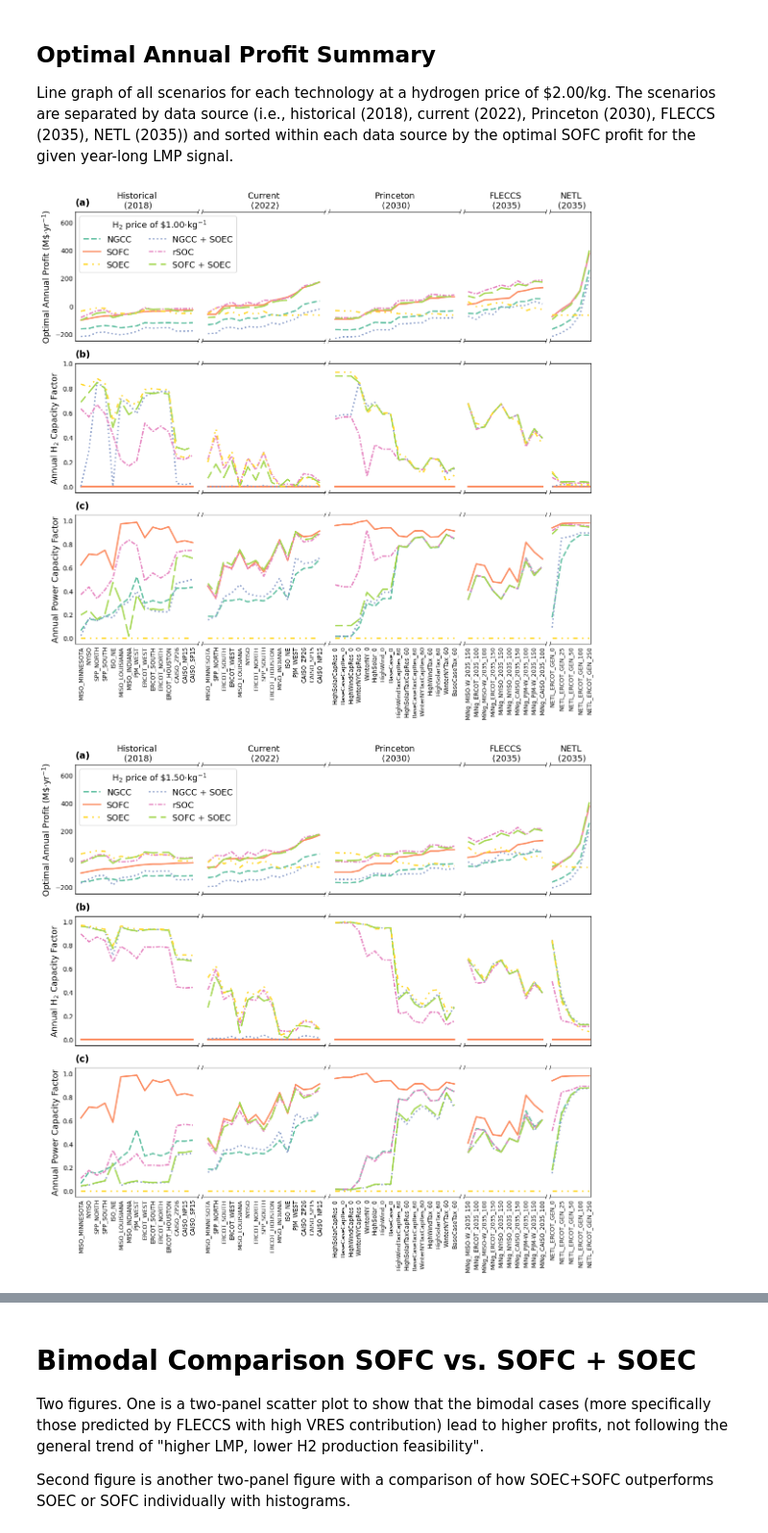
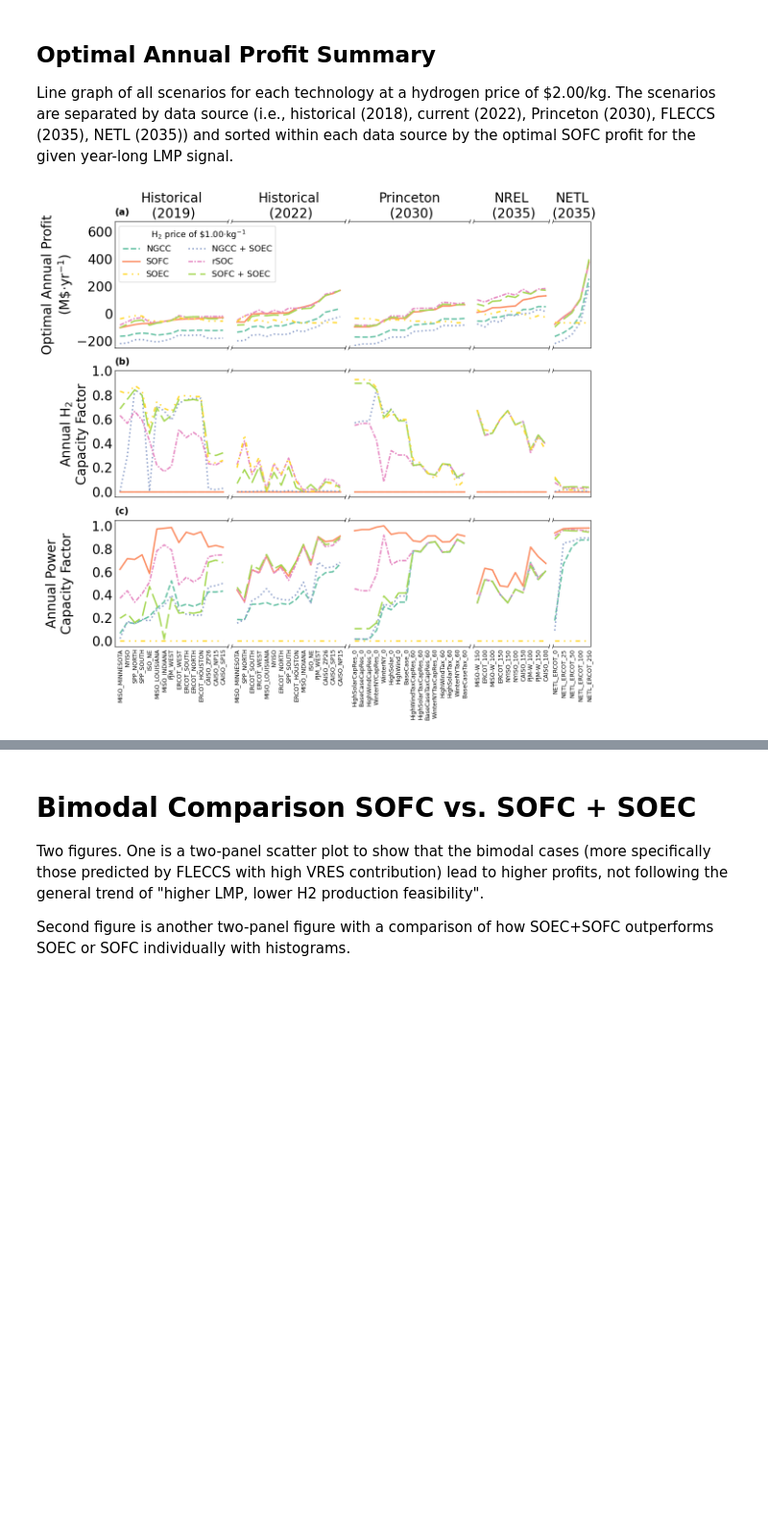
Before and after one commit to IDAES/publications, a Jupyter notebook: cortes_et_al_2023/new_figures_DJL/src/Supplementary_Figures.ipynb, the cells around one changed output, grey strips where cells are left out. Shown at 96% size. Cells and saved outputs as stored; diff of their text form; code cells hidden in the pictures; blank space fills up the shorter version.

Commit message:
Updated plotting functionality
Updated the plotting functions and added a couple for the FOCAPD poster

```diff
--- a/cortes_et_al_2023/new_figures_DJL/src/Supplementary_Figures.ipynb
+++ b/cortes_et_al_2023/new_figures_DJL/src/Supplementary_Figures.ipynb
@@ -28,13 +28,19 @@ for i in total_frame['Name']:
         new_name = i[:-4] + str(total_frame.loc[total_frame['Name'] == i, 'Carbon Tax'].unique()[0])
     elif total_frame.loc[total_frame['Name'] == i, 'Reference'].unique()[0] == 4:
         new_name = i[:5] + i[10:] + '_' + str(total_frame.loc[total_frame['Name'] == i, 'Carbon Tax'].unique()[0])
+        pieces = new_name.split('_')
+        new_name = pieces[1] + '_' + pieces[-1]
+    else:
+        pieces = new_name.split('_')
+        new_name = pieces[0] + '_' + pieces[1] + '_' + pieces[-1]
     new_labels[i] = new_name
 
 # Titles of the market scenario references
 dataset_titles = {1: 'Historical\n (2019)',
-                  2: 'Current\n (2022)',
+                  2: 'Historical\n (2022)',
                   3: 'Princeton\n (2030)',
-                  4: 'FLECCS\n (2035)',
+                  4: 'NREL\n (2035)',
+                  #4: 'FLECCS\n (2035)',
                   5: 'NETL\n (2035)'}
 # %% [markdown]
 # Specifying the technologies of interest
@@ -112,7 +118,7 @@ Further description included above each cell.
 Plotting the Mean LMP, Natural Gas Price, and both multimodality tests for each scenario. A line is drawn on the multimodality tests to indicate that if BOTH lines are above the black line at 1.0, then the market was considered to be "multimodal" or "bimodal".
 # %%
 # Plotting all capacity things at the same time
-ylabels = [r'LMP value (\$$\cdot$MWh$^{-1}$)', r'Natural Gas Price (\$$\cdot$kg$^{-1}$)', 'Scaled Multimodal Criteria']
+ylabels = [r'LMP Mean (\$$\cdot$MWh$^{-1}$)', r'Natural Gas Price (\$$\cdot$kg$^{-1}$)', 'Scaled Multimodal Criteria']
 abc_labels = {0: '(a)', 1: '(b)', 2: '(c)'}
 
 fig, axes = plt.subplots(3, 5, sharey='row', sharex='col', figsize = (12, 11.5), width_ratios=[15, 15, 16, 10, 5])
@@ -207,7 +407,7 @@ Line graph of all scenarios for each technology at a hydrogen price of $2.00/kg.
 prices = [1.0, 1.5, 2.0, 2.5, 3.0]
 labels = [[1, 0], [1, 5], [2, 0], [2, 5], [3, 0]]
 
-ylabels = [r'Optimal Annual Profit (M\$$\cdot$yr$^{-1}$)', r'Annual H$_2$ Capacity Factor', r'Annual Power Capacity Factor']
+ylabels = ['Optimal Annual Profit\n' +  r'(M\$$\cdot$yr$^{-1}$)', r'Annual H$_2$' + '\nCapacity Factor', 'Annual Power\nCapacity Factor\n']
 abc_labels = {0: '(a)', 1: '(b)', 2: '(c)'}
 
 for ind, price in enumerate(prices):
@@ -241,7 +441,7 @@ for ind, price in enumerate(prices):
 
             # Adding labels for y-axis
             if i == 0:
-                axes[ind_k, i].set_ylabel(ylabels[ind_k], fontsize=13)
+                axes[ind_k, i].set_ylabel(ylabels[ind_k], fontsize=20)
 
             # Adding (a), (b), (c) labels for figure panels
             if i == 0:
@@ -268,34 +468,37 @@ for ind, price in enumerate(prices):
                     axes[ind_k, i].annotate('', xy=(-0.015, -0.025), xycoords='axes fraction', xytext=(0.015, .025),
                                         arrowprops=dict(arrowstyle="-", connectionstyle='arc3', color='black', lw=0.75))
                 else:
                     axes[ind_k, i].annotate('', xy=(-0.01, .975), xycoords='axes fraction', xytext=(.01, 1.025),
                                         arrowprops=dict(arrowstyle="-", connectionstyle='arc3', color='black', lw=0.75))
                     axes[ind_k, i].annotate('', xy=(-0.01, -0.025), xycoords='axes fraction', xytext=(.01, .025),
                                         arrowprops=dict(arrowstyle="-", connectionstyle='arc3', color='black', lw=0.75))
                 axes[ind_k, i].spines['left'].set_visible(False)
             if ind_k == 0:
-                axes[ind_k, i].set_title(dataset_titles[(i + 1)], fontsize=13)
+                axes[ind_k, i].set_title(dataset_titles[(i + 1)], fontsize=20)
 
 
+    axes[0, 0].tick_params(axis='y', which='major', labelsize=20)
+    axes[0, 0].set_yticks([-200, 0, 200, 400, 600])
+    axes[1, 0].tick_params(axis='y', which='major', labelsize=20)
+    axes[2, 0].tick_params(axis='y', which='major', labelsize=20)
     axes[1, 0].ylim = [0, 1]
     axes[2, 0].ylim = [0, 1]
     axes[1, 0].set_yticks([0, 0.2, 0.4, 0.6, 0.8, 1.0])
     axes[2, 0].set_yticks([0, 0.2, 0.4, 0.6, 0.8, 1.0])
     axes[0, 0].set_zorder(1)
     # Reordering legend to be the same order as figure 1 (technology summary)
     objs, leg_labels = axes[0, 0].get_legend_handles_labels()
     new_order = [0, 2, 1, 4, 3, 5]
     new_order = [0, 1, 5, 2, 3, 4]
     legend = axes[0, 0].legend([objs[ind_obj] for ind_obj in new_order], [leg_labels[ind_obj] for ind_obj in new_order],
                                loc='upper left', title=r' H$_2$ price of \${}.{}0'.format(labels[ind][0], labels[ind][1]) + r'$\cdot$kg$^{-1}$',
                                bbox_to_anchor=(0.0, 1.0), ncol=2, fontsize=13)
     plt.setp(legend.get_title(), fontsize=13)
 
-    figure_path = os.path.abspath(os.path.join(current_dir, "..", "final_figures", "SI", "H2_{}_dollar_all_line_graphs.png".format(int(10*price))))
+    figure_path = os.path.abspath(os.path.join(current_dir, "..", "final_figures", "SI", "H2_{}_dollar_all_line_graphs_big_font.png".format(int(10*price))))
 
     plt.tight_layout()
     fig.subplots_adjust(wspace=0.04)
     plt.savefig(figure_path, format='png', dpi=450)
 # %% [output]
-[figure, old version]
+[figure, new version]
-[figure, removed]
```
Also changed, not shown: parts of 13 cells of this notebook.
